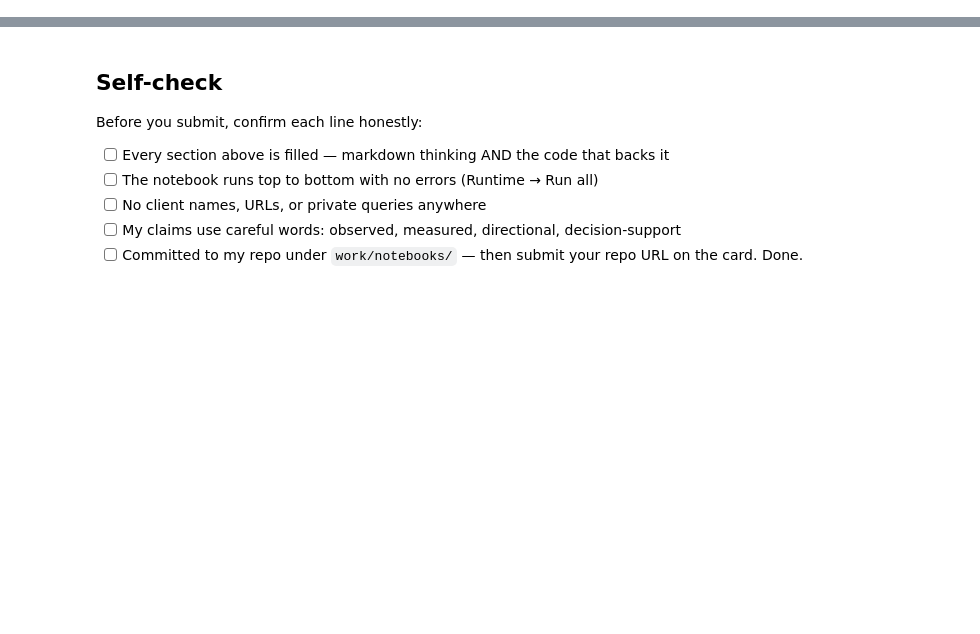
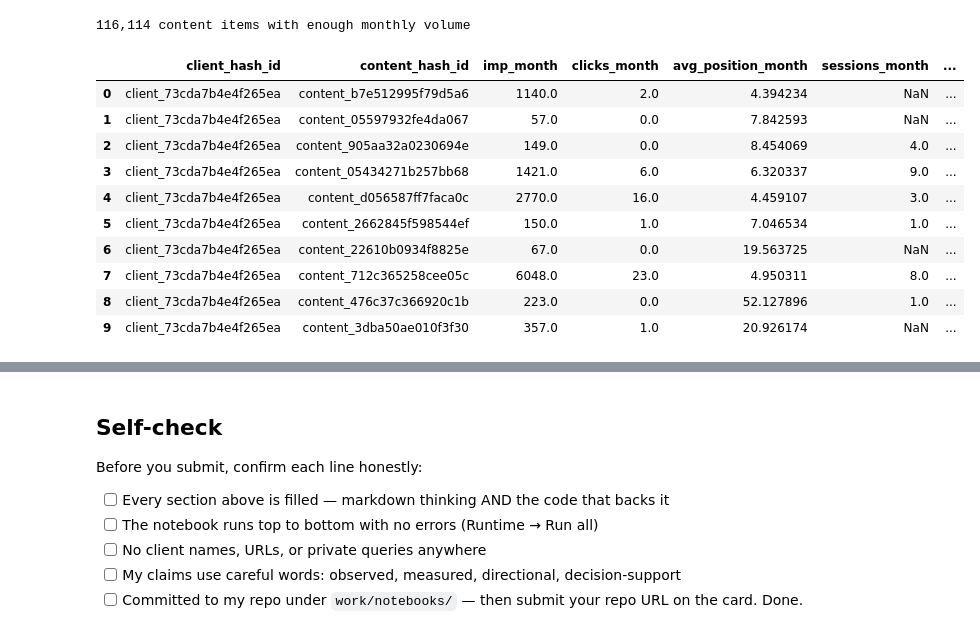
Before and after one commit to muhammadhany222/flyrank-ml-assignment1, a Jupyter notebook: work/notebooks/w03_data_contract.ipynb, the cells around one changed output, grey strips where cells are left out. Drawn from its saved outputs; the diff is of its cells as text; code cells hidden in the pictures; blank space fills up the shorter version.

```diff
--- a/work/notebooks/w03_data_contract.ipynb
+++ b/work/notebooks/w03_data_contract.ipynb
@@ -36,0 +42,22 @@ This skeleton is yours to fill. Work the sections **in order** — each one has
+# %%
+
+import os, getpass
+import duckdb
+
+HF_TOKEN = os.environ.get('HF_TOKEN')
+if not HF_TOKEN:
+    try:
+        from google.colab import userdata
+        HF_TOKEN = userdata.get('HF_TOKEN')
+    except Exception:
+        pass
+HF_TOKEN = HF_TOKEN or getpass.getpass('Paste your Hugging Face READ token (hf_...): ')
+
+con = duckdb.connect()
+con.execute(f"CREATE OR REPLACE SECRET hf (TYPE huggingface, TOKEN '{HF_TOKEN}')")
+
+REL = 'hf://datasets/FlyRank/internship-warehouse'
+FACT_MONTH = f"read_parquet('{REL}/fact_content_daily_performance/month=2026-03/*.parquet')"
+DIM_CONTENT = f"read_parquet('{REL}/dim_content.parquet')"
+
+print("Connected. Using month=2026-03 (mid-panel, not the sealed final month).")
@@ -36,0 +118,31 @@ This skeleton is yours to fill. Work the sections **in order** — each one has
+# %%
+features = con.sql(f"""
+    SELECT
+        client_hash_id,
+        content_hash_id,
+        SUM(gsc_impressions) AS imp_month,
+        SUM(gsc_clicks) AS clicks_month,
+        AVG(CASE WHEN gsc_avg_position > 0 THEN gsc_avg_position END) AS avg_position_month,
+        SUM(CASE WHEN ga4_data_available IS TRUE THEN ga4_sessions ELSE NULL END) AS sessions_month
+    FROM {FACT_MONTH}
+    GROUP BY 1, 2
+    HAVING imp_month >= 50
+""").df()
+
+features['ctr_month'] = features['clicks_month'] / features['imp_month']
+
+print(f"{len(features):,} content items with enough monthly volume")
+features.head(10)
+# %% [output]
+116,114 content items with enough monthly volume
+|  | client_hash_id | content_hash_id | imp_month | clicks_month | avg_position_month | sessions_month | ... |
+| 0 | client_73cda7b4e4f265ea | content_b7e512995f79d5a6 | 1140.0 | 2.0 | 4.394234 | NaN | ... |
+| 1 | client_73cda7b4e4f265ea | content_05597932fe4da067 | 57.0 | 0.0 | 7.842593 | NaN | ... |
+| 2 | client_73cda7b4e4f265ea | content_905aa32a0230694e | 149.0 | 0.0 | 8.454069 | 4.0 | ... |
+| 3 | client_73cda7b4e4f265ea | content_05434271b257bb68 | 1421.0 | 6.0 | 6.320337 | 9.0 | ... |
+| 4 | client_73cda7b4e4f265ea | content_d056587ff7faca0c | 2770.0 | 16.0 | 4.459107 | 3.0 | ... |
+| 5 | client_73cda7b4e4f265ea | content_2662845f598544ef | 150.0 | 1.0 | 7.046534 | 1.0 | ... |
+| 6 | client_73cda7b4e4f265ea | content_22610b0934f8825e | 67.0 | 0.0 | 19.563725 | NaN | ... |
+| 7 | client_73cda7b4e4f265ea | content_712c365258cee05c | 6048.0 | 23.0 | 4.950311 | 8.0 | ... |
+| 8 | client_73cda7b4e4f265ea | content_476c37c366920c1b | 223.0 | 0.0 | 52.127896 | 1.0 | ... |
+| 9 | client_73cda7b4e4f265ea | content_3dba50ae010f3f30 | 357.0 | 1.0 | 20.926174 | NaN | ... |
```
Also changed, not shown: parts of 18 cells of this notebook.
